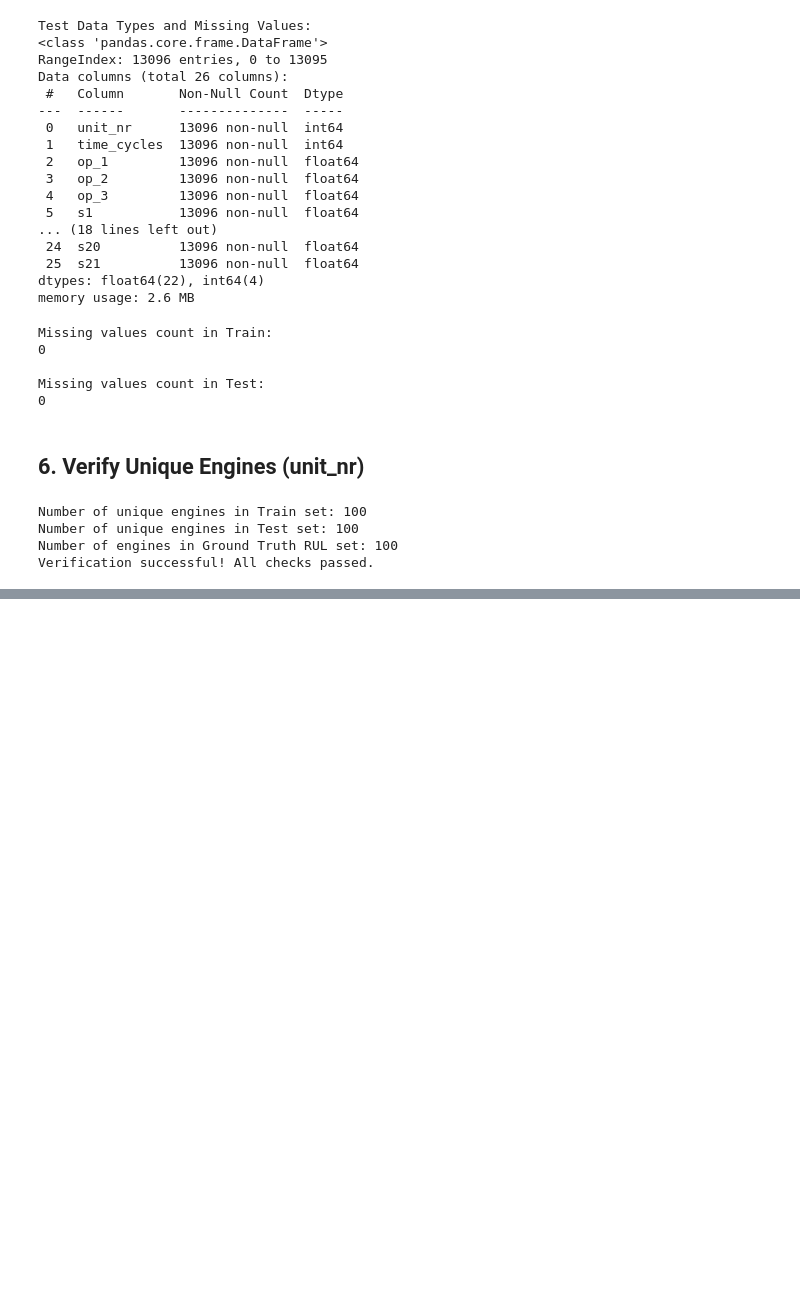
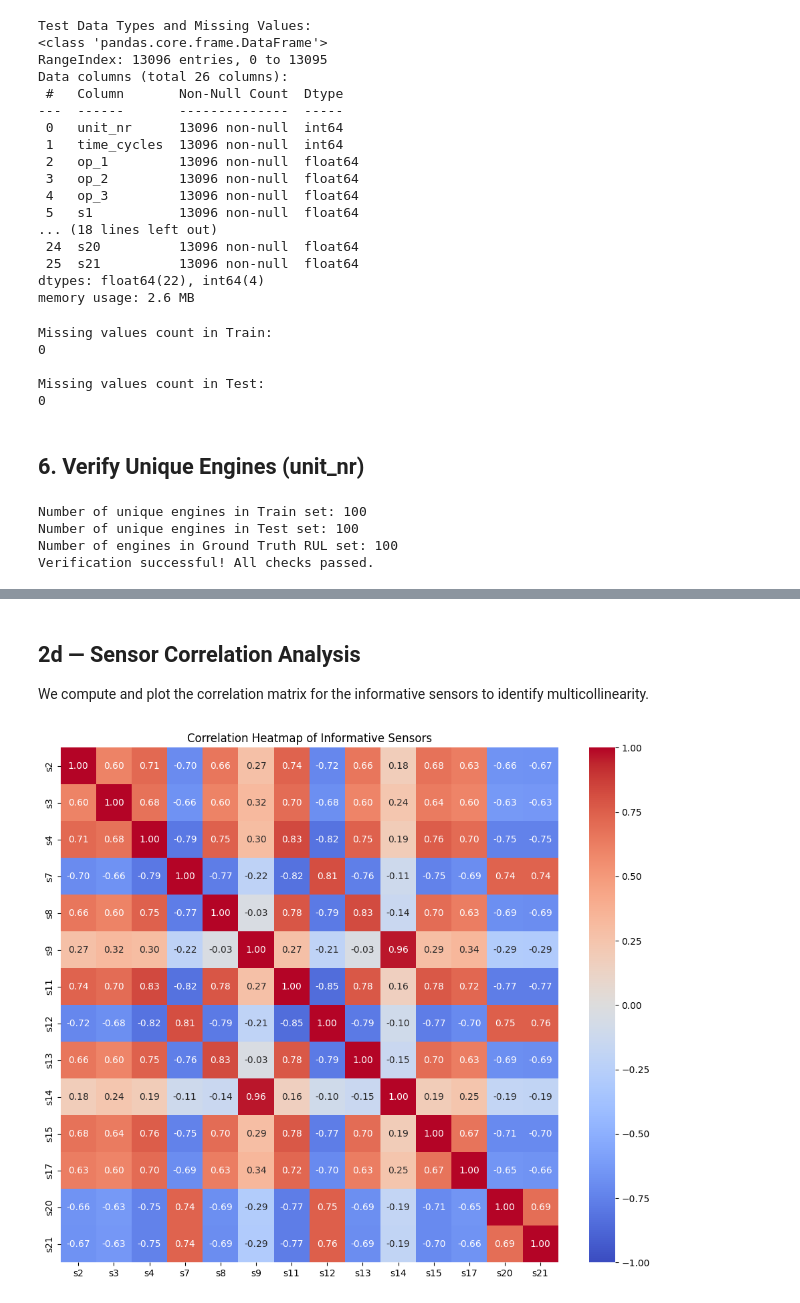
Before and after one commit to amrfad/mlops_experiment, a Jupyter notebook: preprocessing/Eksperimen_Amr.ipynb, the cells around one changed output, grey strips where cells are left out. Saved outputs shown, nothing was run; the diff lists cells and outputs as text; code cells hidden in the pictures; blank space fills up the shorter version.

```diff
--- a/preprocessing/Eksperimen_Amr.ipynb
+++ b/preprocessing/Eksperimen_Amr.ipynb
@@ -174,0 +184,9 @@ Verification successful! All checks passed.
+# %%
+# Describe sensor columns
+sensor_cols = [col for col in train_df.columns if col.startswith('s')]
+desc = train_df[sensor_cols].describe()
+print(desc.transpose()[['mean', 'std', 'min', 'max']])
+
+# Identify sensors with std near 0 (std < 0.01)
+constant_sensors = desc.columns[desc.loc['std'] < 0.01].tolist()
+print(f"\nSensors with std near 0 (almost constant): {constant_sensors}")
@@ -174,0 +273,15 @@ Verification successful! All checks passed.
+# %% [markdown]
+## 2d — Sensor Correlation Analysis
+We compute and plot the correlation matrix for the informative sensors to identify multicollinearity.
+# %%
+# Filter out constant sensors
+informative_sensors = [s for s in sensor_cols if s not in constant_sensors]
+
+# Correlation heatmap
+corr = train_df[informative_sensors].corr()
+plt.figure(figsize=(12, 10))
+sns.heatmap(corr, annot=True, fmt=".2f", cmap='coolwarm', vmin=-1, vmax=1)
+plt.title("Correlation Heatmap of Informative Sensors")
+plt.show()
+# %% [output]
+[figure, added]
```
Also changed, not shown: parts of 14 cells of this notebook, 1 other file.
